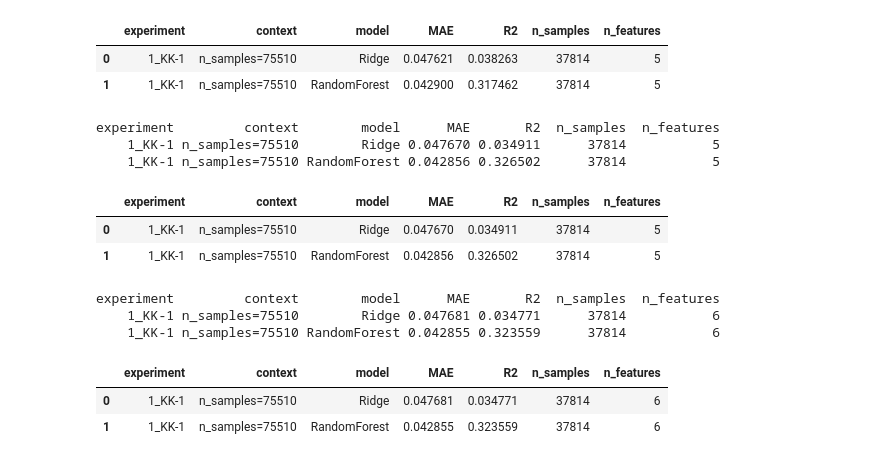
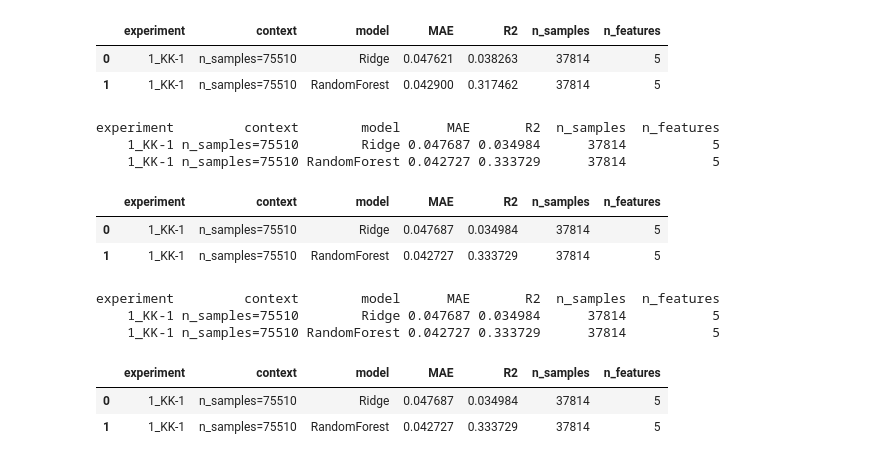
Before and after one commit to Kosyakin/corrosion_analysis_project, a Jupyter notebook: notebooks/08_param_experiments.ipynb, the cells around one changed output. Drawn from its saved outputs; the diff is of its cells as text; code cells hidden in the pictures.

```diff
--- a/notebooks/08_param_experiments.ipynb
+++ b/notebooks/08_param_experiments.ipynb
@@ -213,7 +178,7 @@ def run_experiment(df_filtered: pd.DataFrame, columns: list, experiment_name: st
     pr = ridge.predict(X_va)
 
     # RandomForest
-    rf = RandomForestRegressor(n_estimators=300, n_jobs=-1, random_state=random_state)
+    rf = RandomForestRegressor(n_estimators=30, n_jobs=-1, random_state=random_state)
     rf.fit(X_tr, y_tr)
     prf = rf.predict(X_va)
 
@@ -335,25 +300,25 @@ experiment         context        model      MAE       R2  n_samples  n_features
 | 0 | 1_KK-1 | n_samples=75510 | Ridge | 0.047621 | 0.038263 | 37814 | 5 |
 | 1 | 1_KK-1 | n_samples=75510 | RandomForest | 0.042900 | 0.317462 | 37814 | 5 |
 # %%
-cols = ['cross_sectional_area','component_type_id','nominal_thickness_mmc','h2s_content','co2_content']
+cols = ['cross_sectional_area','component_type_id','nominal_thickness_mmc','h2s_content','residues_content']
 # ''co2_content''-
 run_experiment(df_kk_1, cols, experiment_name='1_KK-1')
 # %% [output]
 experiment         context        model      MAE       R2  n_samples  n_features
-    1_KK-1 n_samples=75510        Ridge 0.047670 0.034911      37814           5
-    1_KK-1 n_samples=75510 RandomForest 0.042856 0.326502      37814           5
+    1_KK-1 n_samples=75510        Ridge 0.047687 0.034984      37814           5
+    1_KK-1 n_samples=75510 RandomForest 0.042727 0.333729      37814           5
 |  | experiment | context | model | MAE | R2 | n_samples | n_features |
-| 0 | 1_KK-1 | n_samples=75510 | Ridge | 0.047670 | 0.034911 | 37814 | 5 |
-| 1 | 1_KK-1 | n_samples=75510 | RandomForest | 0.042856 | 0.326502 | 37814 | 5 |
+| 0 | 1_KK-1 | n_samples=75510 | Ridge | 0.047687 | 0.034984 | 37814 | 5 |
+| 1 | 1_KK-1 | n_samples=75510 | RandomForest | 0.042727 | 0.333729 | 37814 | 5 |
 # %%
 
-cols = ['cross_sectional_area','component_type_id','nominal_thickness_mmc','h2s_content','co2_content','sulfur_content']
+cols = ['cross_sectional_area','component_type_id','nominal_thickness_mmc','h2s_content','residues_content']
 # ''co2_content''-
 run_experiment(df_kk_1, cols, experiment_name='1_KK-1')
 # %% [output]
 experiment         context        model      MAE       R2  n_samples  n_features
-    1_KK-1 n_samples=75510        Ridge 0.047681 0.034771      37814           6
-    1_KK-1 n_samples=75510 RandomForest 0.042855 0.323559      37814           6
+    1_KK-1 n_samples=75510        Ridge 0.047687 0.034984      37814           5
+    1_KK-1 n_samples=75510 RandomForest 0.042727 0.333729      37814           5
 |  | experiment | context | model | MAE | R2 | n_samples | n_features |
-| 0 | 1_KK-1 | n_samples=75510 | Ridge | 0.047681 | 0.034771 | 37814 | 6 |
-| 1 | 1_KK-1 | n_samples=75510 | RandomForest | 0.042855 | 0.323559 | 37814 | 6 |
+| 0 | 1_KK-1 | n_samples=75510 | Ridge | 0.047687 | 0.034984 | 37814 | 5 |
+| 1 | 1_KK-1 | n_samples=75510 | RandomForest | 0.042727 | 0.333729 | 37814 | 5 |
```
Also changed, not shown: parts of 6 cells of this notebook.
